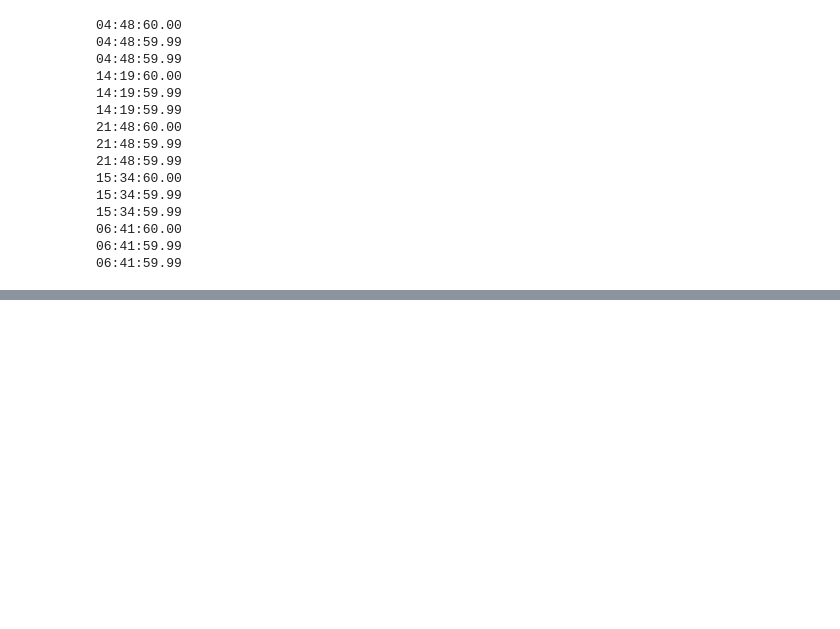
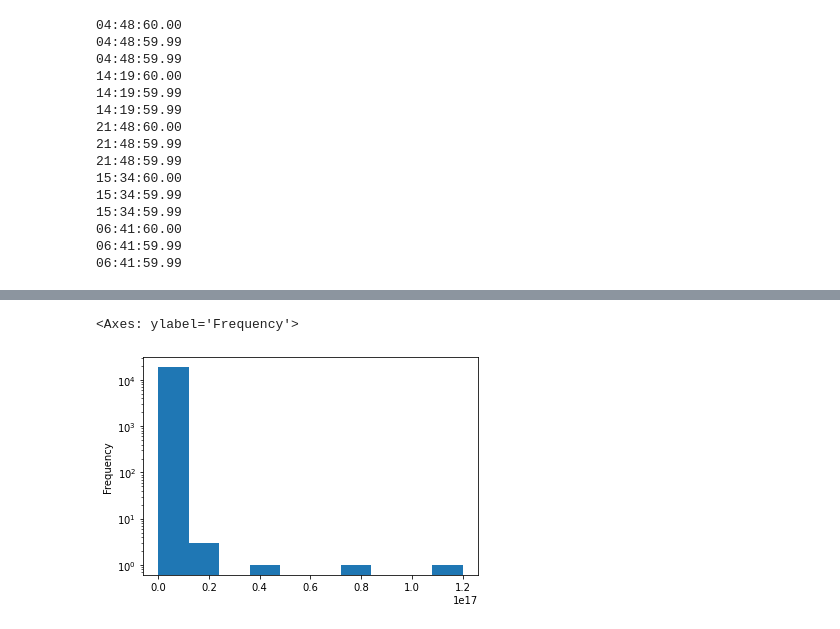
Before and after one commit to Anna-Battaglia/MLPNS_ABattaglia, a Jupyter notebook: KS_earthquake_inclass.ipynb, the cells around one changed output, grey strips where cells are left out. Drawn from its saved outputs; the diff is of its cells as text; code cells hidden in the pictures; blank space fills up the shorter version.

```diff
--- a/KS_earthquake_inclass.ipynb
+++ b/KS_earthquake_inclass.ipynb
@@ -137,0 +254,6 @@ eqs["datetime"] = eqs["datetime"].map(pd.to_datetime)
+# %%
+eqGoodData=eqGoodData[1:]
+eqGoodData.gaps.plot(kind='hist', logy=True)
+# %% [output]
+<Axes: ylabel='Frequency'>
+[figure, added]
```
Also changed, not shown: parts of 20 cells of this notebook.
